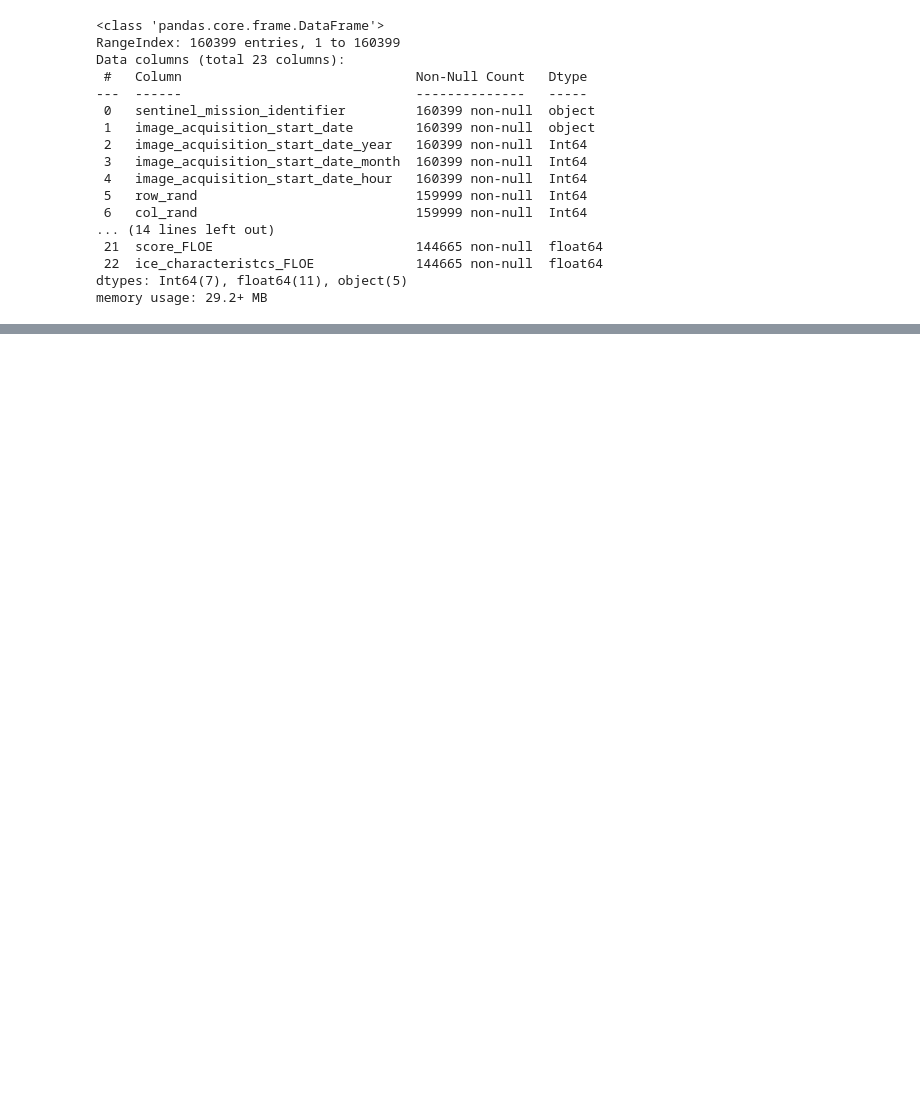
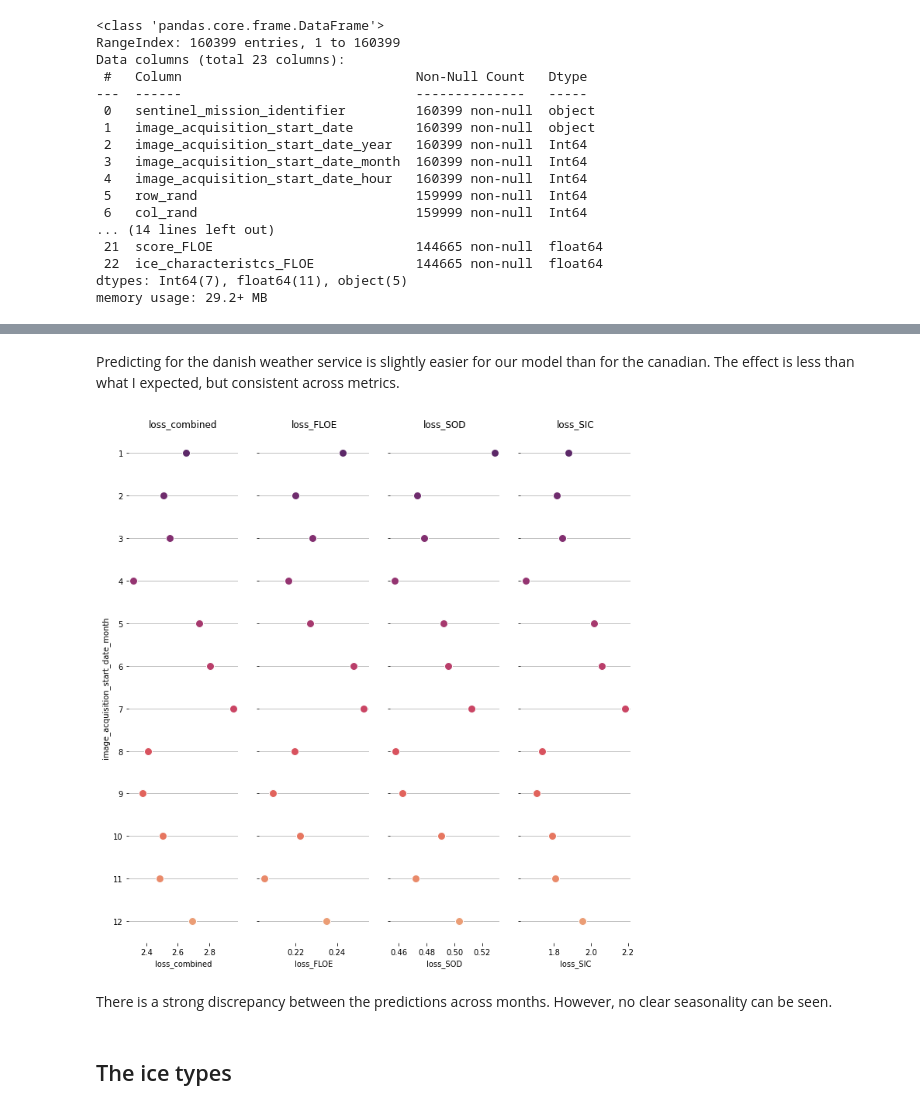
Before and after one commit to MagnusOstertag/AI4ArcticSeaIceChallenge, a Jupyter notebook: visualize_metadata.ipynb, the cells around one changed output, grey strips where cells are left out. Saved outputs shown, nothing was run; the diff lists cells and outputs as text; code cells hidden in the pictures; blank space fills up the shorter version.

```diff
--- a/visualize_metadata.ipynb
+++ b/visualize_metadata.ipynb
@@ -164,0 +294,39 @@ sns.histplot(data=metadata_stagioni_best, y='location', weights='loss_combined',
+# %% [markdown]
+Predicting for the danish weather service is slightly easier for our model than for the canadian. The effect is less than what I expected, but consistent across metrics.
+# %%
+count_month = metadata_stagioni_best.groupby('image_acquisition_start_date_month').count()
+sum_month = metadata_stagioni_best.groupby('image_acquisition_start_date_month').sum()
+ratio_month = sum_month / count_month
+ratio_month.reset_index(inplace=True)
+
+# Make the PairGrid
+g = sns.PairGrid(ratio_month.sort_values("loss_combined", ascending=True),
+                 x_vars=variables, y_vars=["image_acquisition_start_date_month"],  # 'score_SIC', 'score_SOD', 'score_FLOE', 'loss_combined',
+                 height=10, aspect=.25)
+
+# Draw a dot plot using the stripplot function
+g.map(sns.stripplot, size=10, orient="h", jitter=False,
+      palette="flare_r", linewidth=1, edgecolor="w")
+
+# # Use the same x axis limits on all columns and add better labels
+# g.set(xlim=(0, 25), xlabel="Crashes", ylabel="")
+
+# Use semantically meaningful titles for the columns
+titles = variables
+
+for ax, title in zip(g.axes.flat, titles):
+
+    # Set a different title for each axes
+    ax.set(title=title)
+
+    # Make the grid horizontal instead of vertical
+    ax.xaxis.grid(False)
+    ax.yaxis.grid(True)
+
+sns.despine(left=True, bottom=True)
+# %% [output]
+[figure, added]
+# %% [markdown]
+There is a strong discrepancy between the predictions across months. However, no clear seasonality can be seen.
+# %% [markdown]
+## The ice types
```
Also changed, not shown: parts of 16 cells of this notebook, 2 other files.
